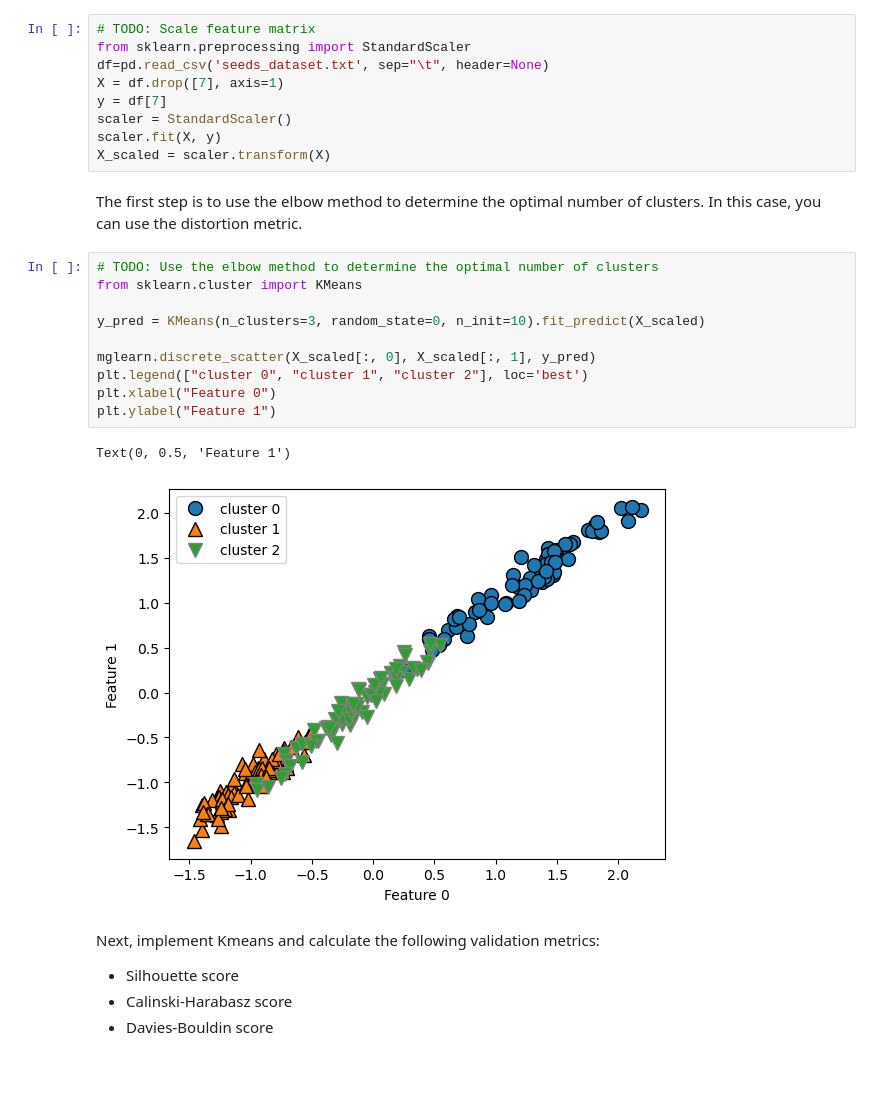
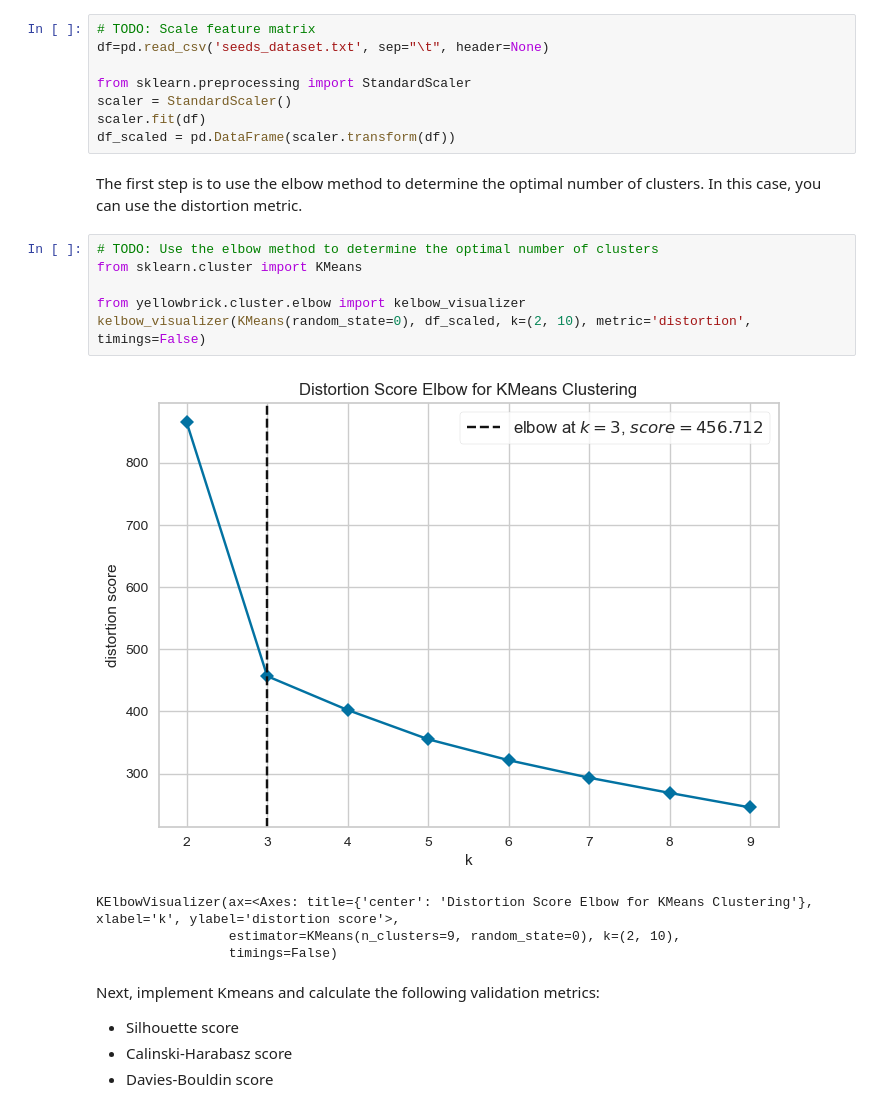
Before and after one commit to breid2/ensf611_assignment5, a Jupyter notebook: Assignment 5.ipynb, the cells around one changed output. Saved outputs shown, nothing was run; the diff lists cells and outputs as text; blank space fills up the shorter version.

```diff
--- a/Assignment 5.ipynb
+++ b/Assignment 5.ipynb
@@ -186,28 +186,25 @@ The agricultural company approaches you again because they lost all the labels f
 This part of the assignment asks you to implement Kmeans clustering using the orginal feature matrix (after scaling has been performed).
 # %%
 # TODO: Scale feature matrix
+df=pd.read_csv('seeds_dataset.txt', sep="\t", header=None)
+
 from sklearn.preprocessing import StandardScaler
-df=pd.read_csv('seeds_dataset.txt', sep="\t", header=None)
-X = df.drop([7], axis=1)
-y = df[7]
 scaler = StandardScaler()
-scaler.fit(X, y)
-X_scaled = scaler.transform(X)
+scaler.fit(df)
+df_scaled = pd.DataFrame(scaler.transform(df))
 # %% [markdown]
 The first step is to use the elbow method to determine the optimal number of clusters. In this case, you can use the distortion metric.
 # %%
 # TODO: Use the elbow method to determine the optimal number of clusters
 from sklearn.cluster import KMeans
 
-y_pred = KMeans(n_clusters=3, random_state=0, n_init=10).fit_predict(X_scaled)
-
-mglearn.discrete_scatter(X_scaled[:, 0], X_scaled[:, 1], y_pred)
-plt.legend(["cluster 0", "cluster 1", "cluster 2"], loc='best')
-plt.xlabel("Feature 0")
-plt.ylabel("Feature 1")
+from yellowbrick.cluster.elbow import kelbow_visualizer
+kelbow_visualizer(KMeans(random_state=0), df_scaled, k=(2, 10), metric='distortion', timings=False)
 # %% [output]
+[figure, new version]
-Text(0, 0.5, 'Feature 1')
+KElbowVisualizer(ax=<Axes: title={'center': 'Distortion Score Elbow for KMeans Clustering'}, xlabel='k', ylabel='distortion score'>,
+                 estimator=KMeans(n_clusters=9, random_state=0), k=(2, 10),
+                 timings=False)
-[figure, old version]
 # %% [markdown]
 Next, implement Kmeans and calculate the following validation metrics:
 - Silhouette score
```
Also changed, not shown: parts of 2 cells of this notebook.
